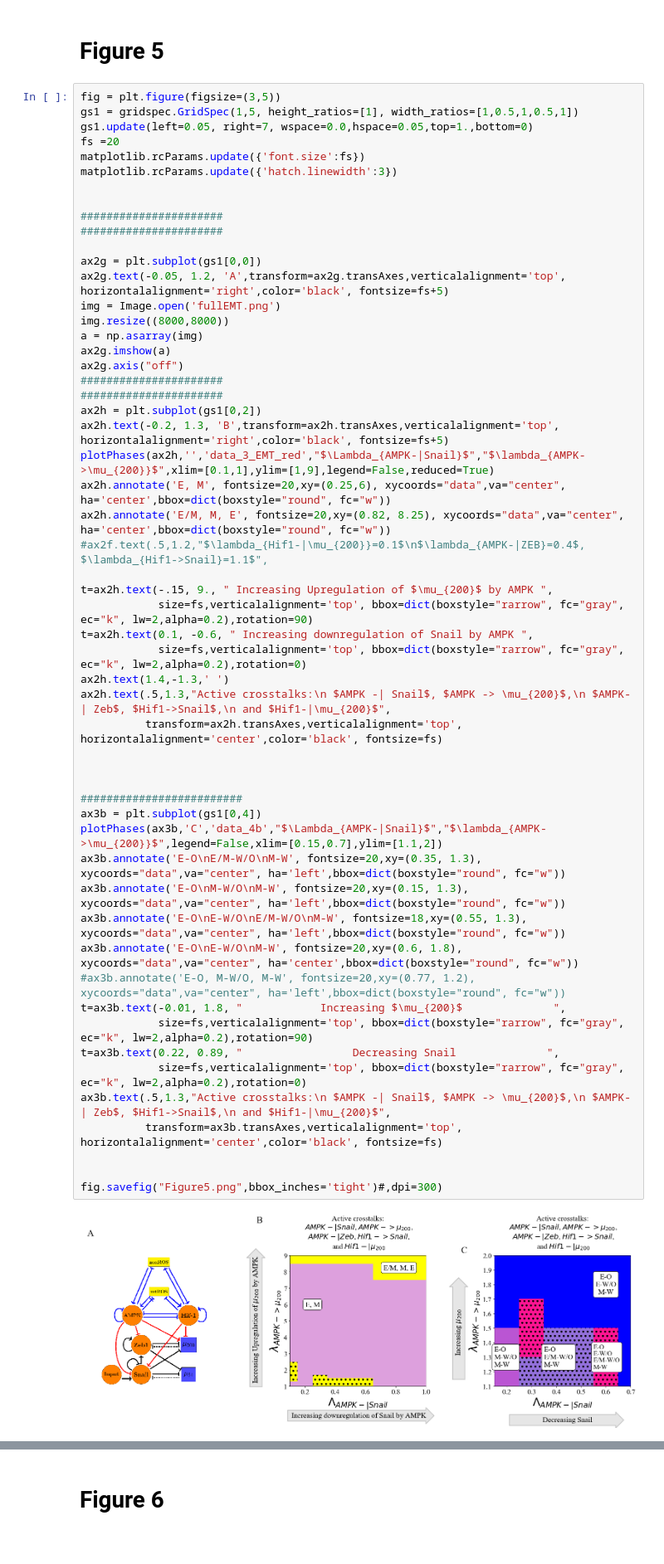
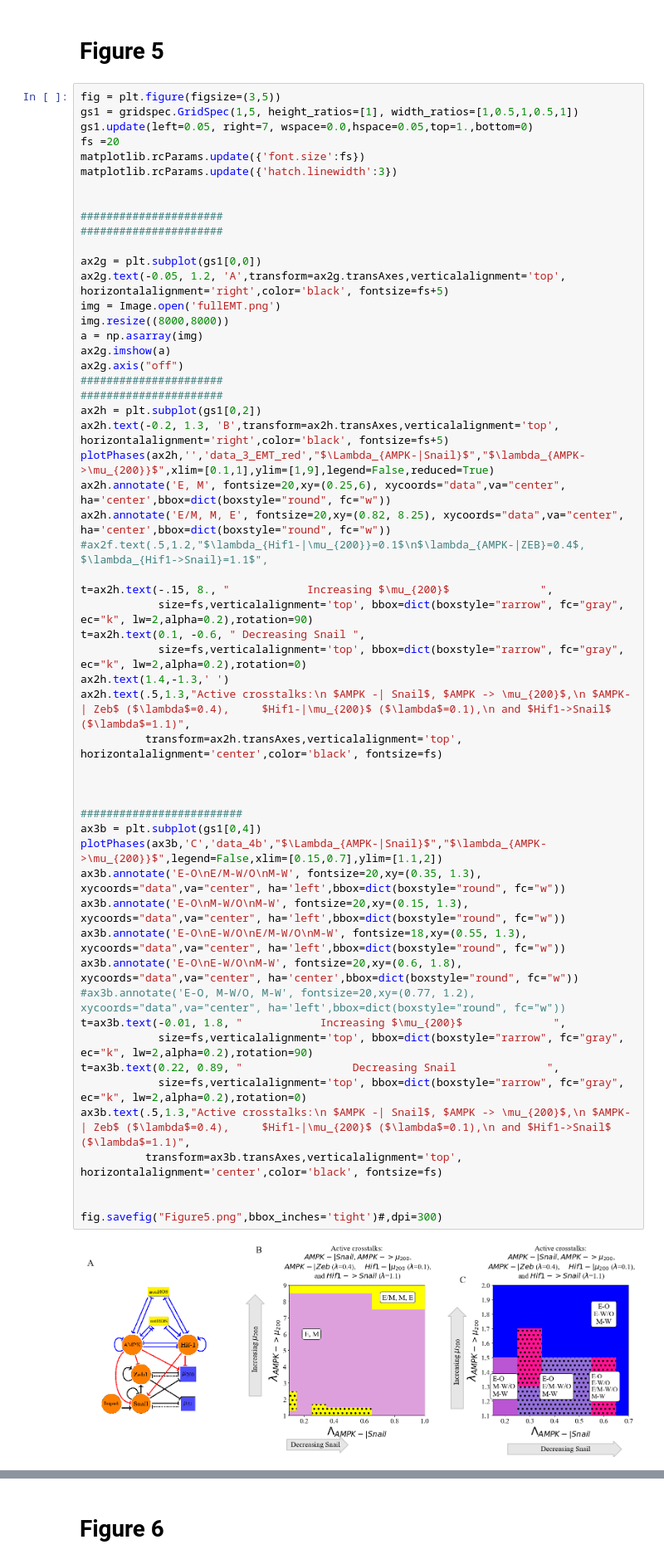
Before and after one commit to madgal/EMT_MR, a Jupyter notebook: draft/figures/FiguresForMain.ipynb, the cells around one changed output, grey strips where cells are left out. Shown at 83% size. Drawn from its saved outputs; the diff is of its cells as text.

```diff
--- a/draft/figures/FiguresForMain.ipynb
+++ b/draft/figures/FiguresForMain.ipynb
@@ -438,38 +438,38 @@ ax2h = plt.subplot(gs1[0,2])
 ax2h.text(-0.2, 1.3, 'B',transform=ax2h.transAxes,verticalalignment='top', horizontalalignment='right',color='black', fontsize=fs+5)
 plotPhases(ax2h,'','data_3_EMT_red',"$\Lambda_{AMPK-|Snail}$","$\lambda_{AMPK->\mu_{200}}$",xlim=[0.1,1],ylim=[1,9],legend=False,reduced=True)
 ax2h.annotate('E, M', fontsize=20,xy=(0.25,6), xycoords="data",va="center", ha='center',bbox=dict(boxstyle="round", fc="w"))
 ax2h.annotate('E/M, M, E', fontsize=20,xy=(0.82, 8.25), xycoords="data",va="center", ha='center',bbox=dict(boxstyle="round", fc="w"))
 #ax2f.text(.5,1.2,"$\lambda_{Hif1-|\mu_{200}}=0.1$\n$\lambda_{AMPK-|ZEB}=0.4$, $\lambda_{Hif1->Snail}=1.1$",
 
-t=ax2h.text(-.15, 9., " Increasing Upregulation of $\mu_{200}$ by AMPK ",
+t=ax2h.text(-.15, 8., "            Increasing $\mu_{200}$              ",
             size=fs,verticalalignment='top', bbox=dict(boxstyle="rarrow", fc="gray", ec="k", lw=2,alpha=0.2),rotation=90)
-t=ax2h.text(0.1, -0.6, " Increasing downregulation of Snail by AMPK ",
+t=ax2h.text(0.1, -0.6, " Decreasing Snail ",
             size=fs,verticalalignment='top', bbox=dict(boxstyle="rarrow", fc="gray", ec="k", lw=2,alpha=0.2),rotation=0)
 ax2h.text(1.4,-1.3,' ')
-ax2h.text(.5,1.3,"Active crosstalks:\n $AMPK -| Snail$, $AMPK -> \mu_{200}$,\n $AMPK-| Zeb$, $Hif1->Snail$,\n and $Hif1-|\mu_{200}$",
+ax2h.text(.5,1.3,"Active crosstalks:\n $AMPK -| Snail$, $AMPK -> \mu_{200}$,\n $AMPK-| Zeb$ ($\lambda$=0.4),     $Hif1-|\mu_{200}$ ($\lambda$=0.1),\n and $Hif1->Snail$ ($\lambda$=1.1)",
           transform=ax2h.transAxes,verticalalignment='top', horizontalalignment='center',color='black', fontsize=fs)
 
 
 
 #########################
 ax3b = plt.subplot(gs1[0,4])
 plotPhases(ax3b,'C','data_4b',"$\Lambda_{AMPK-|Snail}$","$\lambda_{AMPK->\mu_{200}}$",legend=False,xlim=[0.15,0.7],ylim=[1.1,2])
 ax3b.annotate('E-O\nE/M-W/O\nM-W', fontsize=20,xy=(0.35, 1.3), xycoords="data",va="center", ha='left',bbox=dict(boxstyle="round", fc="w"))
 ax3b.annotate('E-O\nM-W/O\nM-W', fontsize=20,xy=(0.15, 1.3), xycoords="data",va="center", ha='left',bbox=dict(boxstyle="round", fc="w"))
 ax3b.annotate('E-O\nE-W/O\nE/M-W/O\nM-W', fontsize=18,xy=(0.55, 1.3), xycoords="data",va="center", ha='left',bbox=dict(boxstyle="round", fc="w"))
 ax3b.annotate('E-O\nE-W/O\nM-W', fontsize=20,xy=(0.6, 1.8), xycoords="data",va="center", ha='center',bbox=dict(boxstyle="round", fc="w"))
 #ax3b.annotate('E-O, M-W/O, M-W', fontsize=20,xy=(0.77, 1.2), xycoords="data",va="center", ha='left',bbox=dict(boxstyle="round", fc="w"))
 t=ax3b.text(-0.01, 1.8, "            Increasing $\mu_{200}$              ",
             size=fs,verticalalignment='top', bbox=dict(boxstyle="rarrow", fc="gray", ec="k", lw=2,alpha=0.2),rotation=90)
 t=ax3b.text(0.22, 0.89, "                 Decreasing Snail              ",
             size=fs,verticalalignment='top', bbox=dict(boxstyle="rarrow", fc="gray", ec="k", lw=2,alpha=0.2),rotation=0)
-ax3b.text(.5,1.3,"Active crosstalks:\n $AMPK -| Snail$, $AMPK -> \mu_{200}$,\n $AMPK-| Zeb$, $Hif1->Snail$,\n and $Hif1-|\mu_{200}$",
+ax3b.text(.5,1.3,"Active crosstalks:\n $AMPK -| Snail$, $AMPK -> \mu_{200}$,\n $AMPK-| Zeb$ ($\lambda$=0.4),     $Hif1-|\mu_{200}$ ($\lambda$=0.1),\n and $Hif1->Snail$ ($\lambda$=1.1)",
           transform=ax3b.transAxes,verticalalignment='top', horizontalalignment='center',color='black', fontsize=fs)
 
 
 fig.savefig("Figure5.png",bbox_inches='tight')#,dpi=300)
 # %% [output]
-[figure, old version]
+[figure, new version]
 # %% [markdown]
 #### Caption
 Crosstalks in one direction not enough to suppress all coupled states except E/M-W/O. (A) The number of initial conditions leading to the W, O, or W/O metabolic phenotypes. The colors (blue, purple, and grey) represent the possible phenotypes (O, [W,O], and [W,O,W/O]) as the Hif1 mRNA is silenced. (B) Similar to (A) but for an increasing upregulation of mtROS by $\mu_{34}$. (C) The networks showing the regulating of Hif1 by $\mu_{200}$ and ROS by $\mu_{34}$. When all three crosstalks are active there is a parameter space in which W/O phenotype persists and the dotted regions show where the E/M-W/O coupled state exists. (D) The number of initial conditions leading to an E/M, M, or E phenotype as AMPK upregulates $\mu_{200}$. The hybrid E/M phenotype is suppressed quickly as the system is driven towards epithelial. (E) Similar to (D) but for Hif-1 driving the system towards mesenchymal. The E/M state persists longer for Hif-1 regulation than AMPK. (F) The crosstalks involving AMPK (top) and Hif1 (bottom). When all five crosstalks are actively regulating the EMT circuit, there are only a few regions where the E/M phenotype exists alongside the E and M phenotype. Additionally, there are some regions (the dotted black areas) where the E/M-W/O coupled state also exists.
```
Also changed, not shown: parts of 7 cells of this notebook, 29 other files.
